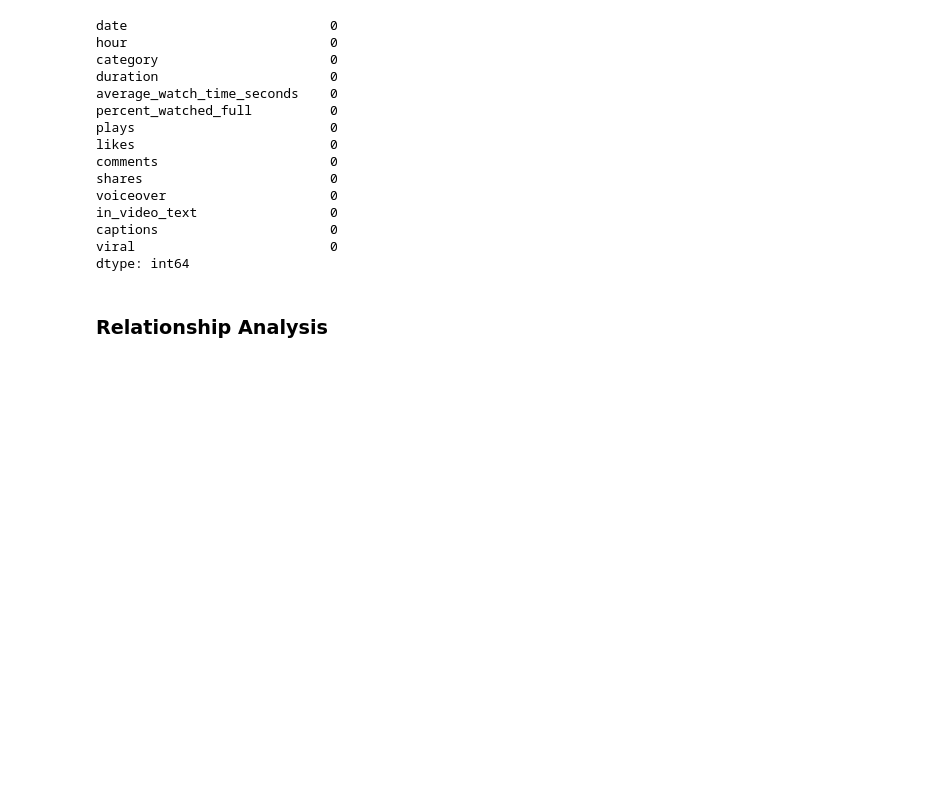
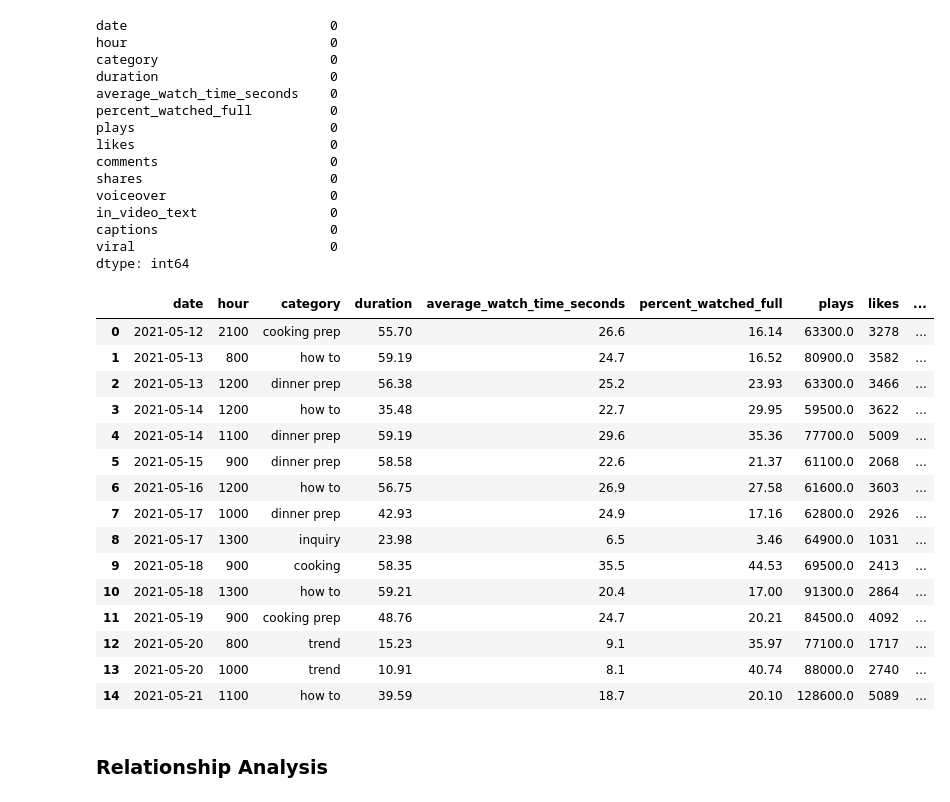
Before and after one commit to arianajschindler/oatmealmonsters_tiktok_2022, a Jupyter notebook: oatmealmonsters_data.ipynb, the cells around one changed output. Saved outputs shown, nothing was run; the diff lists cells and outputs as text; code cells hidden in the pictures; blank space fills up the shorter version.

```diff
--- a/oatmealmonsters_data.ipynb
+++ b/oatmealmonsters_data.ipynb
@@ -122,3 +126,22 @@ oatmeal['day_of_week'] = oatmeal['date'].dt.day_name()
+# %%
+oatmeal.head(15)
+# %% [output]
+|  | date | hour | category | duration | average_watch_time_seconds | percent_watched_full | plays | likes | ... |
+| 0 | 2021-05-12 | 2100 | cooking prep | 55.70 | 26.6 | 16.14 | 63300.0 | 3278 | ... |
+| 1 | 2021-05-13 | 800 | how to | 59.19 | 24.7 | 16.52 | 80900.0 | 3582 | ... |
+| 2 | 2021-05-13 | 1200 | dinner prep | 56.38 | 25.2 | 23.93 | 63300.0 | 3466 | ... |
+| 3 | 2021-05-14 | 1200 | how to | 35.48 | 22.7 | 29.95 | 59500.0 | 3622 | ... |
+| 4 | 2021-05-14 | 1100 | dinner prep | 59.19 | 29.6 | 35.36 | 77700.0 | 5009 | ... |
+| 5 | 2021-05-15 | 900 | dinner prep | 58.58 | 22.6 | 21.37 | 61100.0 | 2068 | ... |
+| 6 | 2021-05-16 | 1200 | how to | 56.75 | 26.9 | 27.58 | 61600.0 | 3603 | ... |
+| 7 | 2021-05-17 | 1000 | dinner prep | 42.93 | 24.9 | 17.16 | 62800.0 | 2926 | ... |
+| 8 | 2021-05-17 | 1300 | inquiry | 23.98 | 6.5 | 3.46 | 64900.0 | 1031 | ... |
+| 9 | 2021-05-18 | 900 | cooking | 58.35 | 35.5 | 44.53 | 69500.0 | 2413 | ... |
+| 10 | 2021-05-18 | 1300 | how to | 59.21 | 20.4 | 17.00 | 91300.0 | 2864 | ... |
+| 11 | 2021-05-19 | 900 | cooking prep | 48.76 | 24.7 | 20.21 | 84500.0 | 4092 | ... |
+| 12 | 2021-05-20 | 800 | trend | 15.23 | 9.1 | 35.97 | 77100.0 | 1717 | ... |
+| 13 | 2021-05-20 | 1000 | trend | 10.91 | 8.1 | 40.74 | 88000.0 | 2740 | ... |
+| 14 | 2021-05-21 | 1100 | how to | 39.59 | 18.7 | 20.10 | 128600.0 | 5089 | ... |
 # %% [markdown]
 ### Relationship Analysis
 # %% [markdown]
```
Also changed, not shown: parts of 9 cells of this notebook.
